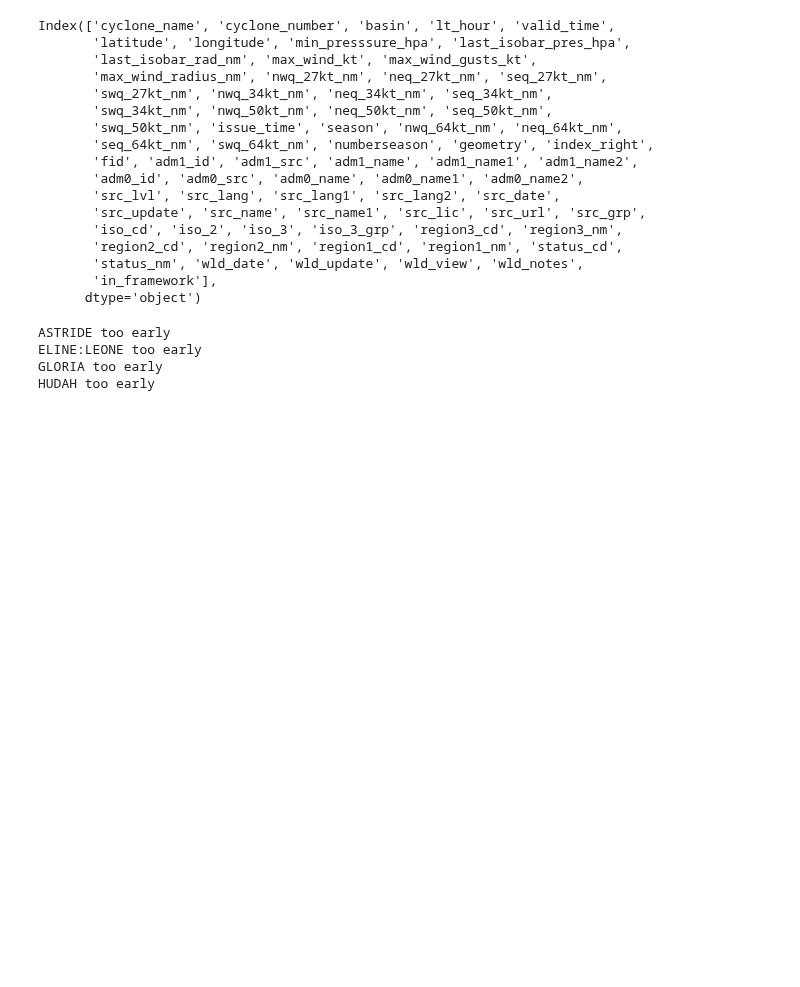
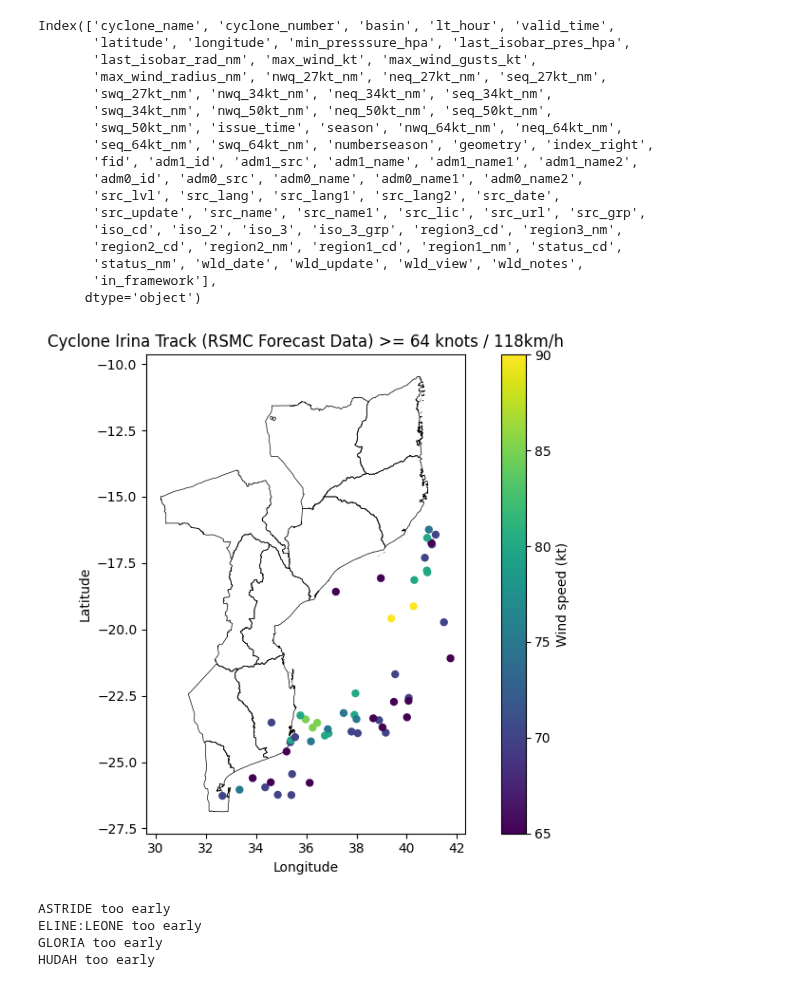
Before and after one commit to OCHA-DAP/ds-aa-moz-cyclones, a Jupyter notebook: analysis/05.0_trigger_revision.ipynb, the cells around one changed output. Drawn from its saved outputs; the diff is of its cells as text; code cells hidden in the pictures; blank space fills up the shorter version.

```diff
--- a/analysis/05.0_trigger_revision.ipynb
+++ b/analysis/05.0_trigger_revision.ipynb
@@ -140,6 +166,34 @@ Index(['cyclone_name', 'cyclone_number', 'basin', 'lt_hour', 'valid_time',
        'status_nm', 'wld_date', 'wld_update', 'wld_view', 'wld_notes',
        'in_framework'],
       dtype='object')
+# %%
+fig, ax = plt.subplots(figsize=(8, 6))
+
+adm1.plot(ax=ax, edgecolor="black", facecolor="none", linewidth=0.5)
+
+irina = df_rsmc[df_rsmc["cyclone_name"].str.upper() == "IRINA"].copy()
+
+irina["max_wind_kt"] = pd.to_numeric(irina["max_wind_kt"], errors="coerce")
+irina64 = irina[irina["max_wind_kt"] >= 64]
+
+sc = ax.scatter(
+    irina64.geometry.x,
+    irina64.geometry.y,
+    c=irina64["max_wind_kt"],
+    s=25,
+)
+
+cbar = plt.colorbar(sc, ax=ax)
+cbar.set_label("Wind speed (kt)")
+
+ax.set_title("Cyclone Irina Track (RSMC Forecast Data) >= 64 knots / 118km/h")
+ax.set_xlabel("Longitude")
+ax.set_ylabel("Latitude")
+
+plt.tight_layout()
+plt.show()
+# %% [output]
+[figure, added]
 # %%
 IMERG_START_DATE = pd.to_datetime("2000-06-01")
 extra_days = 1
```
Also changed, not shown: parts of 3 cells of this notebook.
